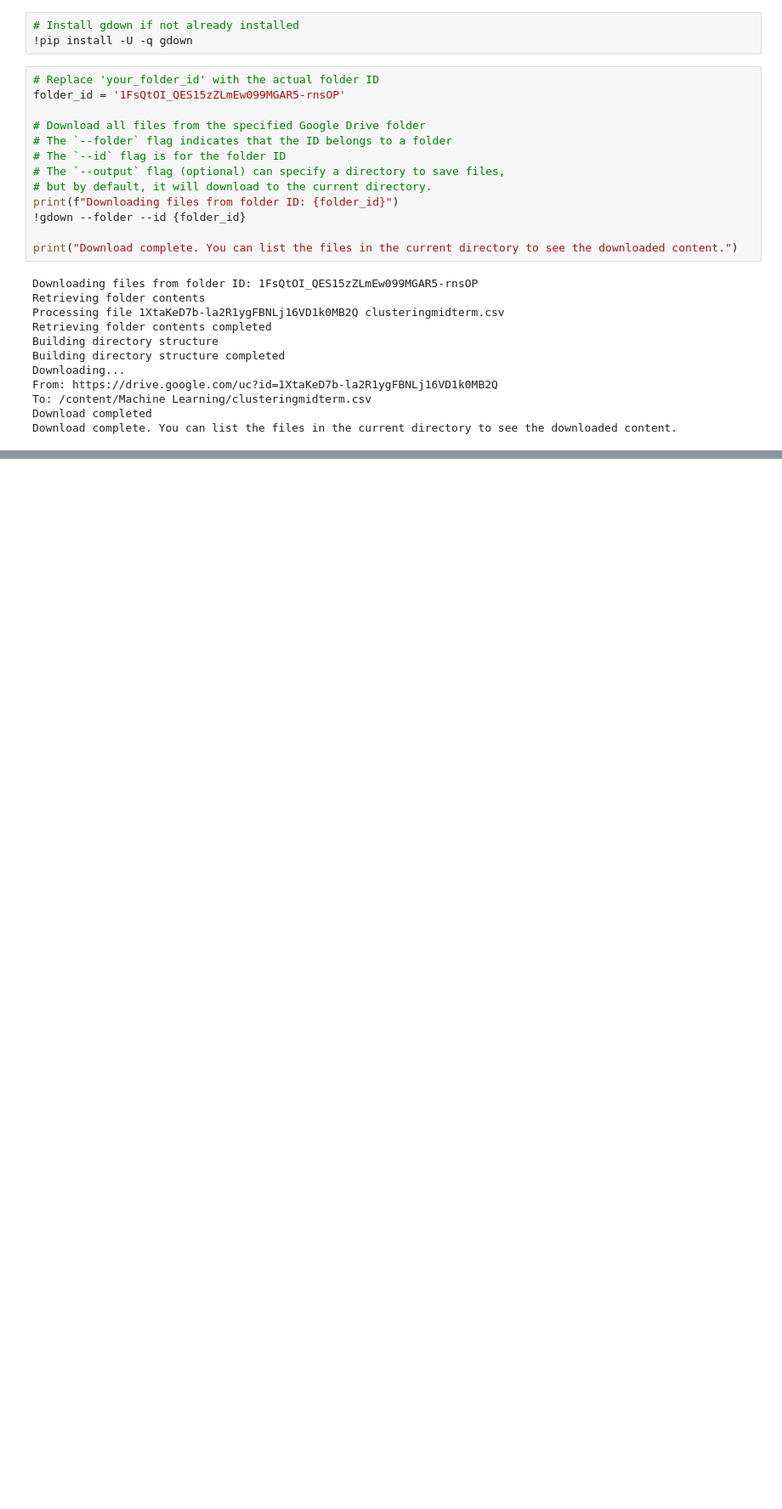
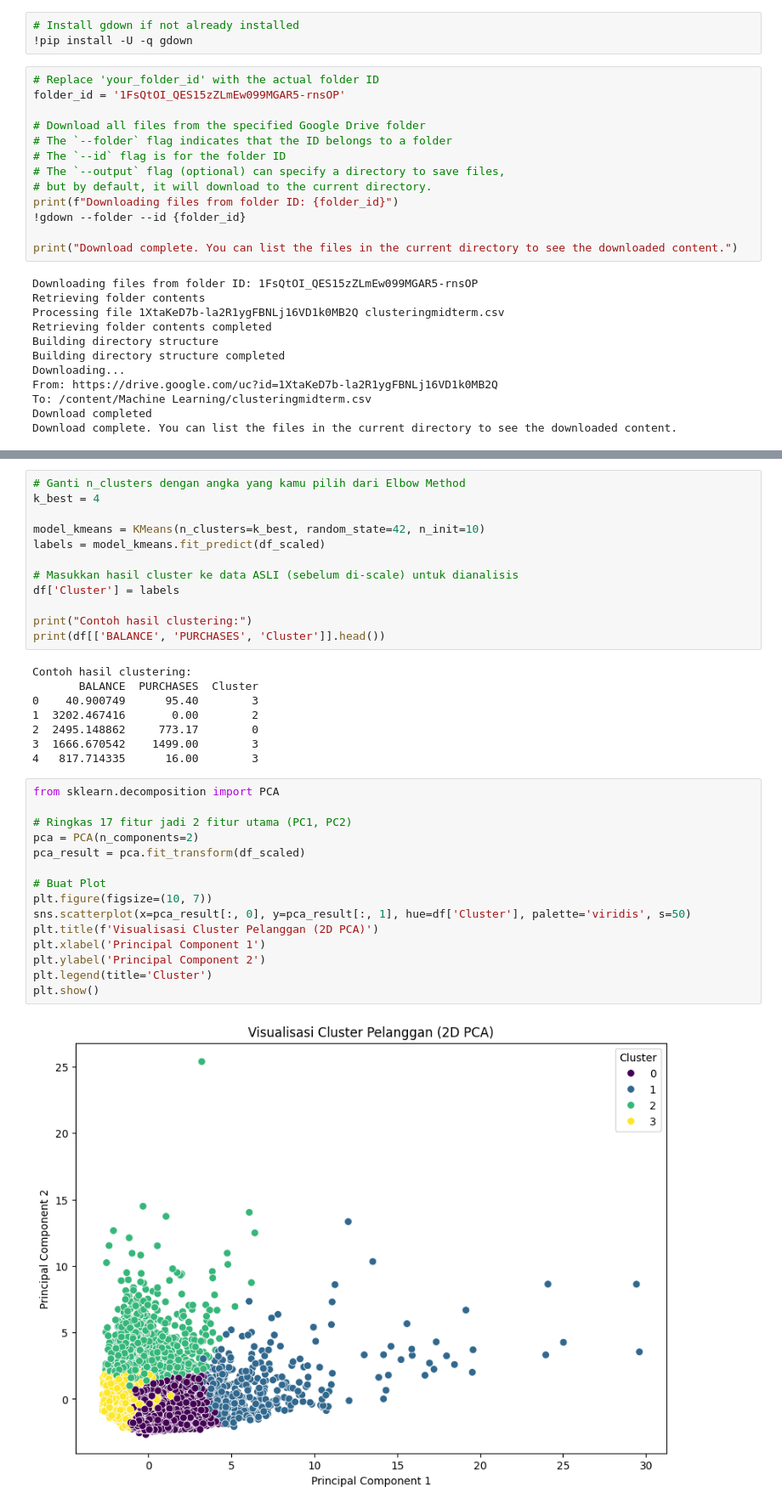
Before and after one commit to espressoD/Midterm-UTS-ML, a Jupyter notebook: clustering_midterm.ipynb, the cells around one changed output, grey strips where cells are left out. Shown: that part at 85% size. Cells and saved outputs as stored; diff of their text form; blank space fills up the shorter version.

```diff
--- a/clustering_midterm.ipynb
+++ b/clustering_midterm.ipynb
@@ -42,0 +100,37 @@ display(df.head())
+# %%
+# Ganti n_clusters dengan angka yang kamu pilih dari Elbow Method
+k_best = 4
+
+model_kmeans = KMeans(n_clusters=k_best, random_state=42, n_init=10)
+labels = model_kmeans.fit_predict(df_scaled)
+
+# Masukkan hasil cluster ke data ASLI (sebelum di-scale) untuk dianalisis
+df['Cluster'] = labels
+
+print("Contoh hasil clustering:")
+print(df[['BALANCE', 'PURCHASES', 'Cluster']].head())
+# %% [output]
+Contoh hasil clustering:
+       BALANCE  PURCHASES  Cluster
+0    40.900749      95.40        3
+1  3202.467416       0.00        2
+2  2495.148862     773.17        0
+3  1666.670542    1499.00        3
+4   817.714335      16.00        3
+# %%
+from sklearn.decomposition import PCA
+
+# Ringkas 17 fitur jadi 2 fitur utama (PC1, PC2)
+pca = PCA(n_components=2)
+pca_result = pca.fit_transform(df_scaled)
+
+# Buat Plot
+plt.figure(figsize=(10, 7))
+sns.scatterplot(x=pca_result[:, 0], y=pca_result[:, 1], hue=df['Cluster'], palette='viridis', s=50)
+plt.title(f'Visualisasi Cluster Pelanggan (2D PCA)')
+plt.xlabel('Principal Component 1')
+plt.ylabel('Principal Component 2')
+plt.legend(title='Cluster')
+plt.show()
+# %% [output]
+[figure, added]
```
Also changed, not shown: parts of 5 cells of this notebook.
